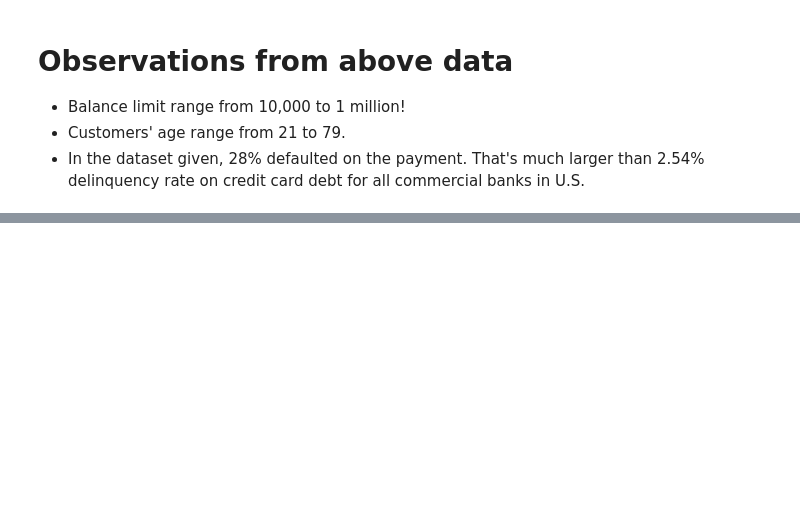
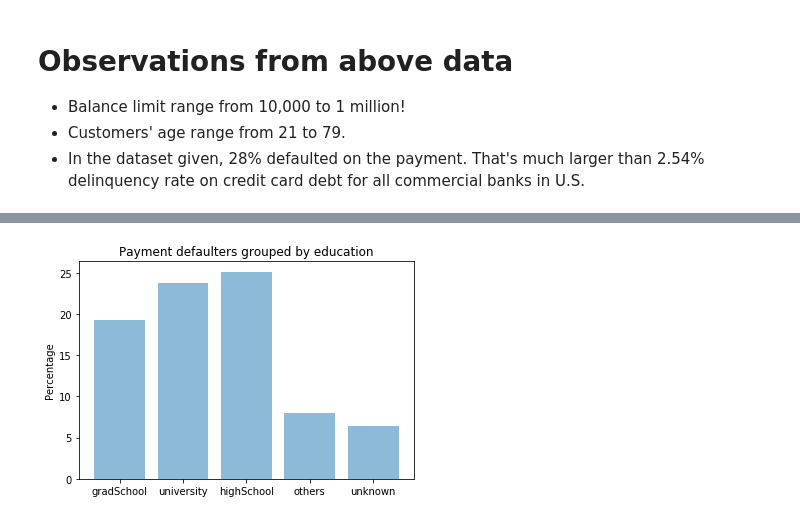
Before and after one commit to alexa-ai/sb-capstone-project1, a Jupyter notebook: Story Telling -- Predicting Default of Credit Card Clients.ipynb, the cells around one changed output, grey strips where cells are left out. Drawn from its saved outputs; the diff is of its cells as text; code cells hidden in the pictures; blank space fills up the shorter version.

Commit message:
added next version

```diff
--- a/Story Telling -- Predicting Default of Credit Card Clients.ipynb
+++ b/Story Telling -- Predicting Default of Credit Card Clients.ipynb
@@ -130,0 +123,59 @@ payment_data.groupby('default.payment.next.month').count()
+# %%
+# Make a bar chart to understand if higher education equals to less default. Meaning that highly educated people earn more,
+# thus less chance of defaulting on credit card payment. Let's see if that assumption is true.
+
+import numpy as np
+
+# EDUCATION column values 1=graduate school, 2=university, 3=high school, 4=others, 5=unknown, 6=unknown, 0=unknown
+# (0 is not given in the instructions) -- group all unknowns together
+
+education_unknown = 0
+education_graduate = 0
+education_university = 0
+education_highschool = 0
+education_others = 0
+default_unknown = 0
+default_graduate = 0
+default_university = 0
+default_highschool = 0
+default_others = 0
+
+for index, row in payment_data.iterrows():
+    if (row['EDUCATION'] == 5):
+            education_unknown+=1
+            if (row['default.payment.next.month'] == 1):
+                default_unknown+=1
+    elif (row['EDUCATION'] == 1):
+            education_graduate+=1
+            if (row['default.payment.next.month'] == 1):
+                default_graduate+=1
+    elif (row['EDUCATION'] == 2):
+            education_university+=1
+            if (row['default.payment.next.month'] == 1):
+                default_university+=1
+    elif (row['EDUCATION'] == 3):
+            education_highschool+=1
+            if (row['default.payment.next.month'] == 1):
+                default_highschool+=1
+    else:
+            education_others+=1
+            if (row['default.payment.next.month'] == 1):
+                default_others+=1
+
+default_percentage_graduate = (default_graduate/education_graduate) * 100
+default_percentage_university = (default_university/education_university) * 100
+default_percentage_highschool = (default_highschool/education_highschool) * 100
+default_percentage_others = (default_others/education_others) * 100
+default_percentage_unknown = (default_unknown/education_unknown) * 100
+
+education_level = ('gradSchool', 'university', 'highSchool', 'others', 'unknown')
+y_pos = np.arange(len(education_level))
+default_payment_percentage = (default_percentage_graduate, default_percentage_university, default_percentage_highschool, default_percentage_others, default_percentage_unknown)
+
+plt.bar(y_pos, default_payment_percentage, align='center', alpha=0.5)
+plt.xticks(y_pos, education_level)
+plt.ylabel('Percentage')
+plt.title('Payment defaulters grouped by education')
+plt.show()
+# %% [output]
+[figure, added]
```
Also changed, not shown: parts of 24 cells of this notebook.
